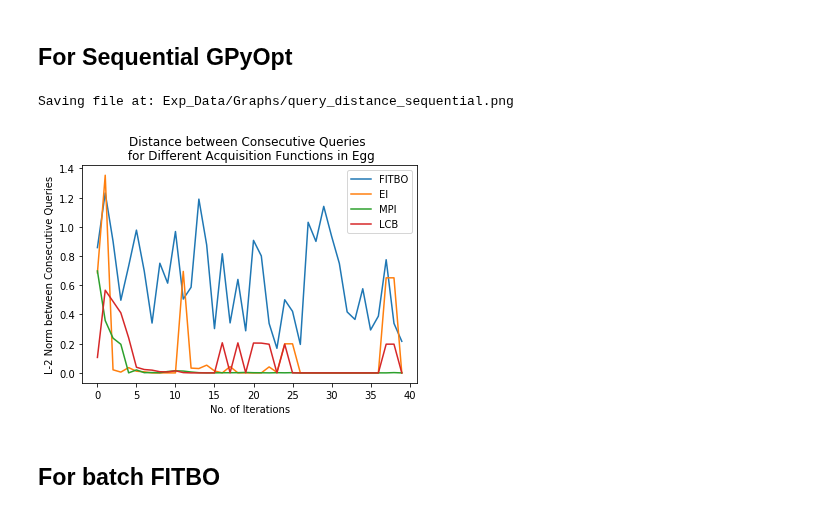
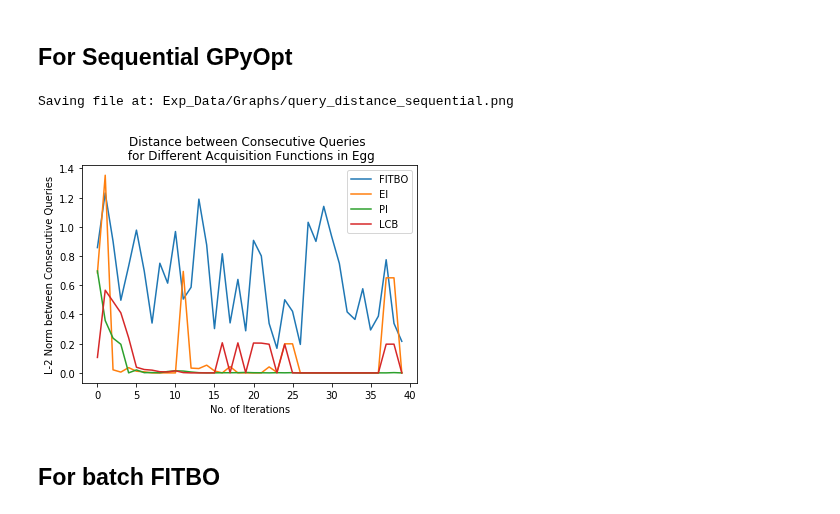
Before and after one commit to jamjs98764/Parallel-Bayesian-Optimisation, a Jupyter notebook: FITBO_GPy_FITBOMM_only/Distance between Queries.ipynb, the cells around one changed output. Cells and saved outputs as stored; diff of their text form; code cells hidden in the pictures.

Commit message:
graphs

```diff
--- a/FITBO_GPy_FITBOMM_only/Distance between Queries.ipynb
+++ b/FITBO_GPy_FITBOMM_only/Distance between Queries.ipynb
@@ -63,21 +63,21 @@ norm_lcb = query_to_distance(lcb_x[2])
 # %%
 savefile = True
 savepath = "Exp_Data/Graphs/query_distance_sequential.png"
 
 ax = sns.lineplot(x=np.arange(40), y=norm_1, label="FITBO")
 ax = sns.lineplot(x=np.arange(40), y=norm_ei, label="EI")
-ax = sns.lineplot(x=np.arange(40), y=norm_mpi, label="MPI")
+ax = sns.lineplot(x=np.arange(40), y=norm_mpi, label="PI")
 ax = sns.lineplot(x=np.arange(40), y=norm_lcb, label="LCB")
 ax.set(xlabel='No. of Iterations', ylabel='L-2 Norm between Consecutive Queries')
 ax.set_title("Distance between Consecutive Queries \n for Different Acquisition Functions in Egg")
 
 if savefile:
     print("Saving file at: " + savepath)
     plt.savefig(savepath)
 plt.show()
 # %% [output]
 Saving file at: Exp_Data/Graphs/query_distance_sequential.png
-[figure, old version]
+[figure, new version]
 # %% [markdown]
 ## For batch FITBO
 # %% [markdown]
```
Also changed, not shown: 26 other files.
